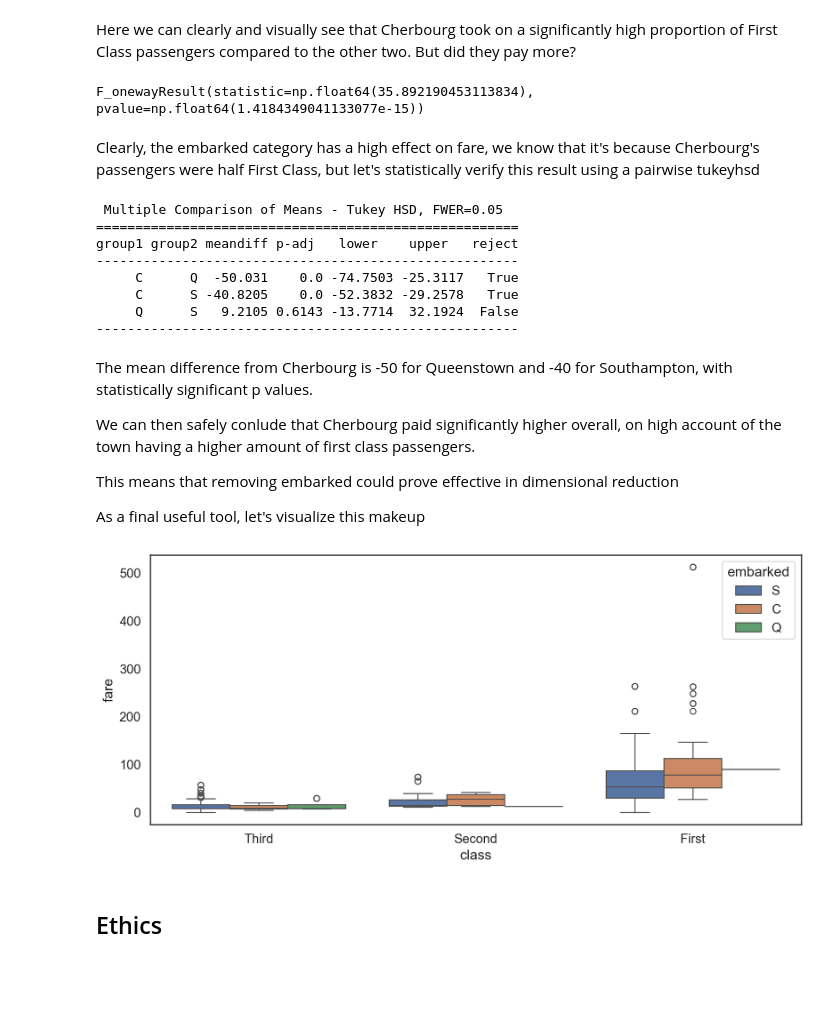
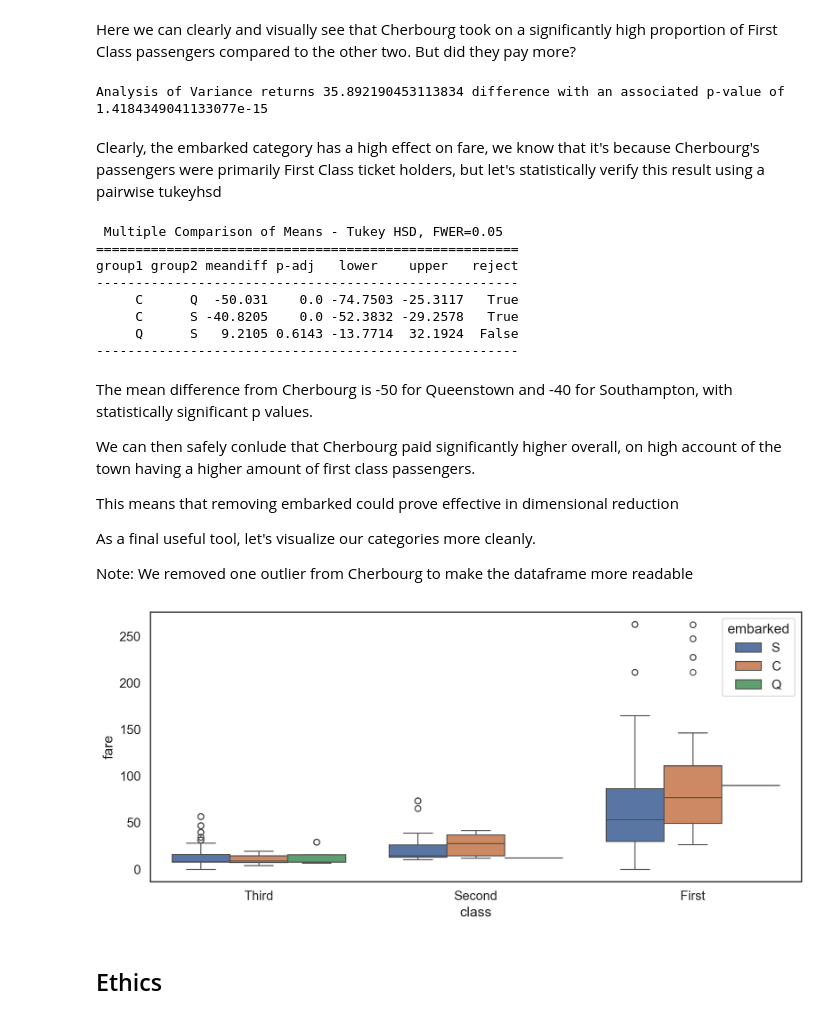
Before and after one commit to COGS108/Group036_WI26, a Jupyter notebook: 02-EDACheckpoint.ipynb, the cells around one changed output. Cells and saved outputs as stored; diff of their text form; code cells hidden in the pictures; blank space fills up the shorter version.

Commit message:
Finalized changes, added setup cell for import consolidation'

```diff
--- a/02-EDACheckpoint.ipynb
+++ b/02-EDACheckpoint.ipynb
@@ -229,3 +231,28 @@ Saved to data/02-processed/titanic_clean.csv
+# %%
+# Move and standardize import statements here
+
+## import seaborn for plotting
+import seaborn as sns
+sns.set(font_scale=1.2, style="white")
+
+# import matplotlib for plotting
+import matplotlib as mpl
+import matplotlib.pyplot as plt
+import matplotlib.style as style
+
+# set plotting size parameter
+plt.rcParams['figure.figsize'] = (12, 5)
+
+# import ANOVA
+import statsmodels.api as sm
+from statsmodels.stats.multicomp import pairwise_tukeyhsd as tukeyhsd
+from scipy.stats import f_oneway as anova
+
+# improve resolution
+%config InlineBackend.figure_format ='retina'
+
+# import cleaned dataset
+df = pd.read_csv('data/02-processed/titanic_clean.csv')
 # %% [markdown]
 ## Results
 
@@ -392,11 +408,11 @@ fare_c = df[df['embarked'] == "C"]["fare"].dropna()
 fare_s = df[df['embarked'] == "S"]["fare"].dropna()
 fare_q = df[df['embarked'] == "Q"]["fare"].dropna()
 
-
-print(anova(fare_c, fare_s, fare_q))
+anova_results = anova(fare_c, fare_s, fare_q)
+print(f'Analysis of Variance returns {anova_results[0]} difference with an associated p-value of {anova_results[1]}')
 # %% [output]
-F_onewayResult(statistic=np.float64(35.892190453113834), pvalue=np.float64(1.4184349041133077e-15))
+Analysis of Variance returns 35.892190453113834 difference with an associated p-value of 1.4184349041133077e-15
 # %% [markdown]
-Clearly, the embarked category has a high effect on fare, we know that it's because Cherbourg's passengers were half First Class, but let's statistically verify this result using a pairwise tukeyhsd
+Clearly, the embarked category has a high effect on fare, we know that it's because Cherbourg's passengers were primarily First Class ticket holders, but let's statistically verify this result using a pairwise tukeyhsd
 # %%
 df_tukey = df.dropna(subset = ['fare', 'embarked'], how = 'any')
@@ -418,11 +434,14 @@ We can then safely conlude that Cherbourg paid significantly higher overall, on
 
 This means that removing embarked could prove effective in dimensional reduction
 
-As a final useful tool, let's visualize this makeup
+As a final useful tool, let's visualize our categories more cleanly.
+
+Note: We removed one outlier from Cherbourg to make the dataframe more readable
 # %%
-embarked_plot = sns.boxplot(data = df, x = 'class', y = 'fare', hue = 'embarked', order = ['First', 'Second', 'Third'][::-1])
+df_remove_one_outlier = df[df['fare'] < 350]
+embarked_plot = sns.boxplot(data = df_remove_one_outlier, x = 'class', y = 'fare', hue = 'embarked', order = ['First', 'Second', 'Third'][::-1])
 # %% [output]
-[figure, old version]
+[figure, new version]
 # %% [markdown]
 ## Ethics
 # %% [markdown]
```
Also changed, not shown: parts of 12 cells of this notebook.
